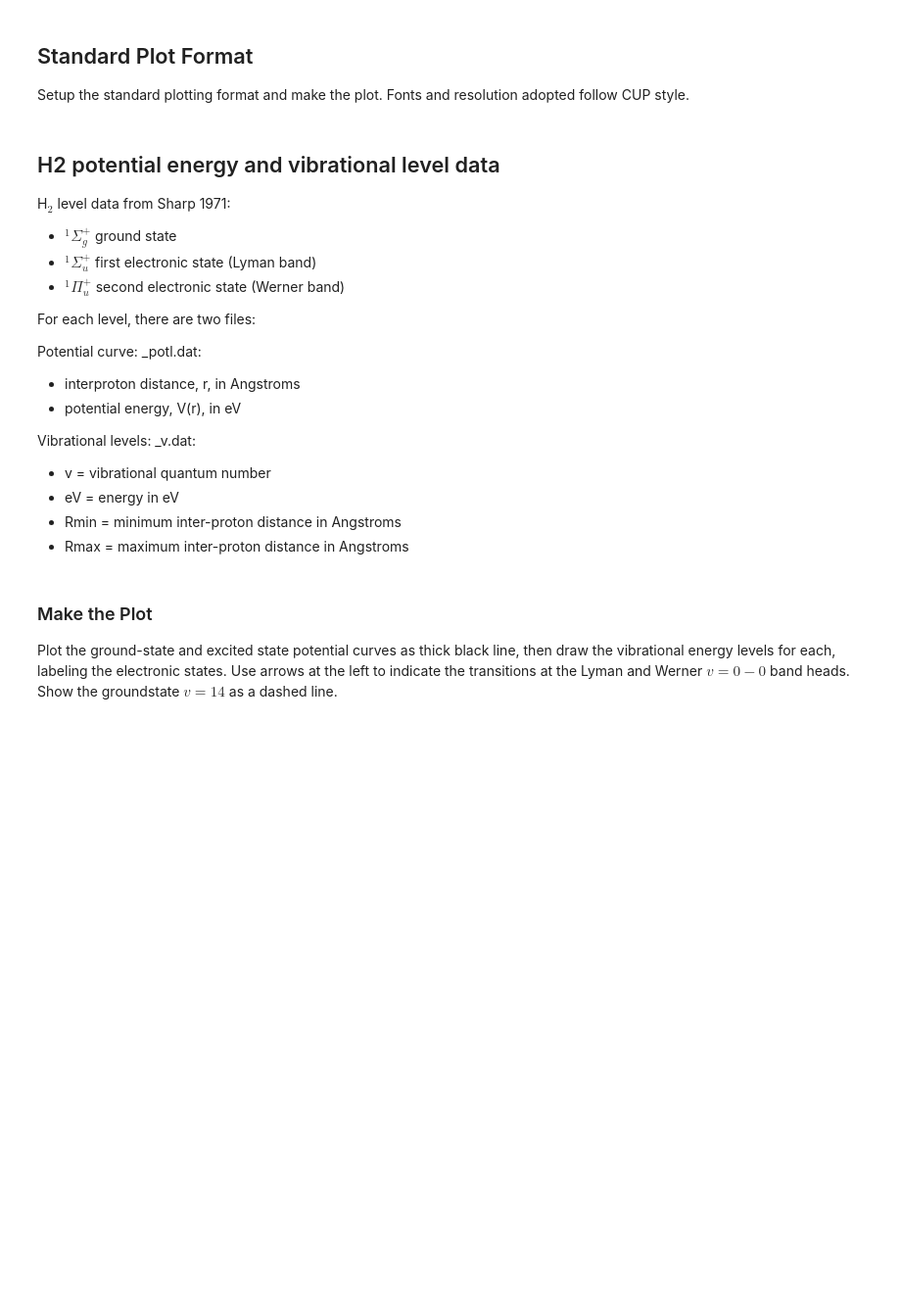
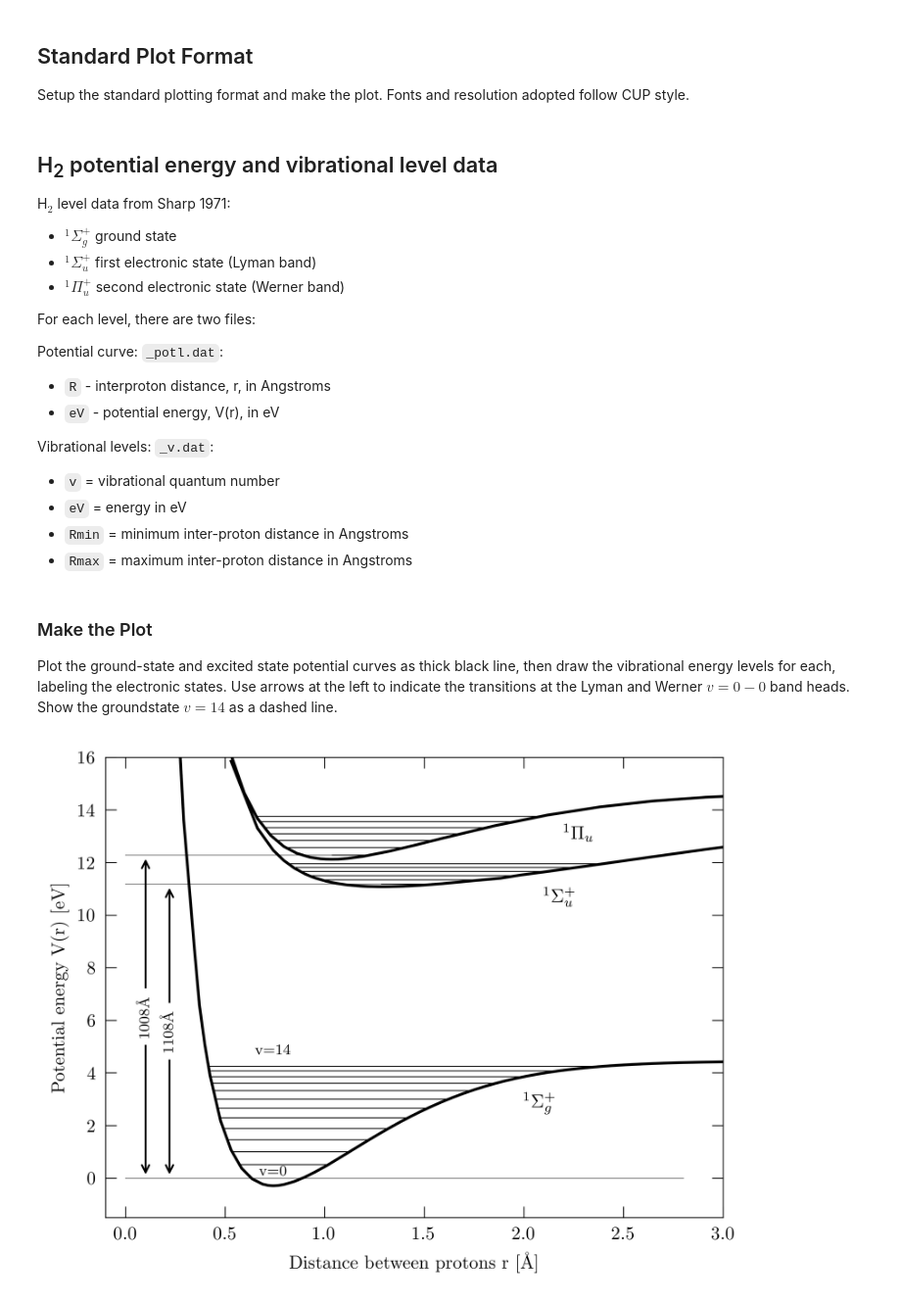
Before and after one commit to CambridgeUniversityPress/Interstellar-and-Intergalactic-Medium, a Jupyter notebook: Chapter7/Fig7_5_H2_LymanWerner.ipynb, the cells around one changed output. Shown: that part at 98% size. Saved outputs shown, nothing was run; the diff lists cells and outputs as text; code cells hidden in the pictures; blank space fills up the shorter version.

```diff
--- a/Chapter7/Fig7_5_H2_LymanWerner.ipynb
+++ b/Chapter7/Fig7_5_H2_LymanWerner.ipynb
@@ -75,7 +81,7 @@ plt.rcParams['xtick.major.pad'] = f'{axisPad}'
 plt.rcParams['ytick.major.pad'] = f'{axisPad}'
 plt.rcParams['axes.labelpad'] = f'{axisPad}'
 # %% [markdown]
-## H2 potential energy and vibrational level data
+## H<sub>2</sub> potential energy and vibrational level data
 
 H$_2$ level data from Sharp 1971:
  * $^{1}\Sigma_{g}^{+}$ ground state
@@ -84,50 +90,50 @@ H$_2$ level data from Sharp 1971:
 
 For each level, there are two files:
 
-Potential curve: _potl.dat:
- * interproton distance, r, in Angstroms
- * potential energy, V(r), in eV
+Potential curve: `_potl.dat`:
+ * `R` - interproton distance, r, in Angstroms
+ * `eV` - potential energy, V(r), in eV
 
-Vibrational levels: _v.dat:
- * v = vibrational quantum number
- * eV = energy in eV
- * Rmin = minimum inter-proton distance in Angstroms
- * Rmax = maximum inter-proton distance in Angstroms
+Vibrational levels: `_v.dat`:
+ * `v` = vibrational quantum number
+ * `eV` = energy in eV
+ * `Rmin` = minimum inter-proton distance in Angstroms
+ * `Rmax` = maximum inter-proton distance in Angstroms
 # %%
 # potential curves
 
-potlFile = './H2/H2_1Sigma_g+_potl.dat'
+potlFile = str(Path("H2") / "H2_1Sigma_g+_potl.dat")
 data = pd.read_csv(potlFile,sep=r'\s+',comment='#')
 gsR = np.array(data['R'])   # radius in Angstroms
 gsE = np.array(data['eV'])  # energy in eV
 
-potlFile = './H2/H2_1Sigma_u+_potl.dat'
+potlFile = str(Path("H2") / "H2_1Sigma_u+_potl.dat")
 data = pd.read_csv(potlFile,sep=r'\s+',comment='#')
 lymanR = np.array(data['R'])   # radius in Angstroms
 lymanE = np.array(data['eV'])  # energy in eV
 
-potlFile = './H2/H2_1Pi_u_potl.dat'
+potlFile = str(Path("H2") / "H2_1Pi_u_potl.dat")
 data = pd.read_csv(potlFile,sep=r'\s+',comment='#')
 wernerR = np.array(data['R'])   # radius in Angstroms
 wernerE = np.array(data['eV'])  # energy in eV
 
 # vibrational levels
 
-vibFile = './H2/H2_1Sigma_g+_v.dat'
+vibFile = str(Path("H2") / "H2_1Sigma_g+_v.dat")
 data = pd.read_csv(vibFile,sep=r'\s+',comment='#')
 gs_v = np.array(data['v'])
 gsEv = np.array(data['eV'])
 gsRmin = np.array(data['Rmin'])
 gsRmax = np.array(data['Rmax'])
 
-vibFile = './H2/H2_1Sigma_u+_v.dat'
+vibFile = str(Path("H2") / "H2_1Sigma_u+_v.dat")
 data = pd.read_csv(vibFile,sep=r'\s+',comment='#')
 lyman_v = np.array(data['v'])
 lymanEv = np.array(data['eV'])
 lymanRmin = np.array(data['Rmin'])
 lymanRmax = np.array(data['Rmax'])
 
-vibFile = './H2/H2_1Pi_u_v.dat'
+vibFile = str(Path("H2") / "H2_1Pi_u_v.dat")
 data = pd.read_csv(vibFile,sep=r'\s+',comment='#')
 werner_v = np.array(data['v'])
 wernerEv = np.array(data['eV'])
@@ -199,31 +205,34 @@ ax.plot([0.0,1.2806],[11.1839,11.1839],ls='-',lw=lwidth,color='gray')
 ax.annotate('',xy=(0.22,0.0),xycoords='data',xytext=(0.22,11.1839),textcoords='data',
             arrowprops={'arrowstyle':'<->'},color='black')
 
 ax.text(0.22,(11.1839/2.0),r'1108\AA',ha='center',va='center',rotation=90.0,
         color='black',backgroundcolor='white',fontsize=labelFontSize)
 
 ax.plot([0.0,1.0329],[12.2860,12.2860],ls='-',lw=lwidth,color='gray')
 
 ax.annotate('',xy=(0.1,0.0),xycoords='data',xytext=(0.1,12.2860),textcoords='data',
             arrowprops={'arrowstyle':'<->'},color='black')
 
 ax.text(0.1,(12.2860/2.0),r'1008\AA',ha='center',va='center',rotation=90.0,
         color='black',backgroundcolor='white',fontsize=labelFontSize)
 
 # Labels
 
 ax.text(2.0,2.7,r'$^1\Sigma_g^+$',fontsize=axisFontSize)
 
 ax.text(2.1,10.5,r'$^1\Sigma_u^+$',fontsize=axisFontSize)
 
 ax.text(2.2,12.9,r'$^1\Pi_u$',fontsize=axisFontSize)
 
 # ax.text(2.5,4.7,r'H(1s)+H(1s)',fontsize=axisFontSize,ha='center')
 
 ax.text(0.74,4.7,r'v=14',fontsize=labelFontSize,ha='center')
 ax.text(0.74,0.1,r'v=0',fontsize=labelFontSize,ha='center')
 
 # plot and file
 
-plt.plot()
 plt.savefig(plotFile,bbox_inches='tight',facecolor='white')
+
+plt.show()
+# %% [output]
+[figure, added]
```
Also changed, not shown: parts of 2 cells of this notebook, 1 other file.
